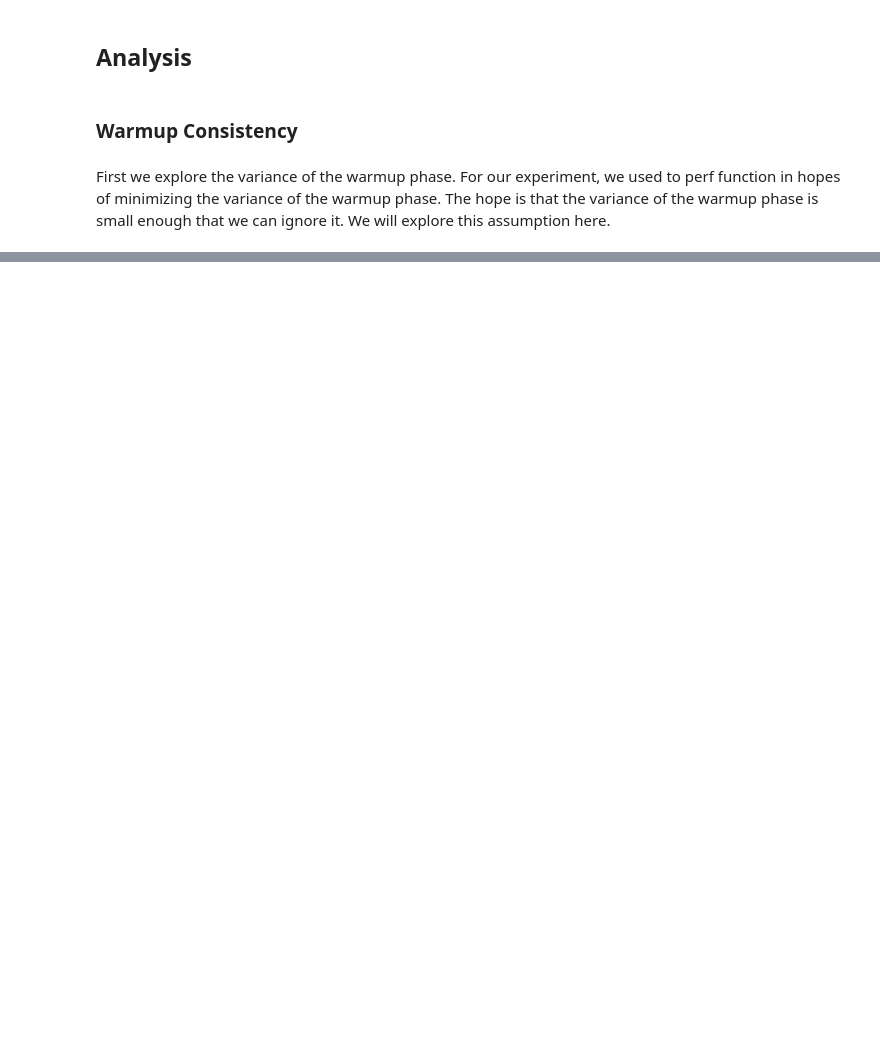
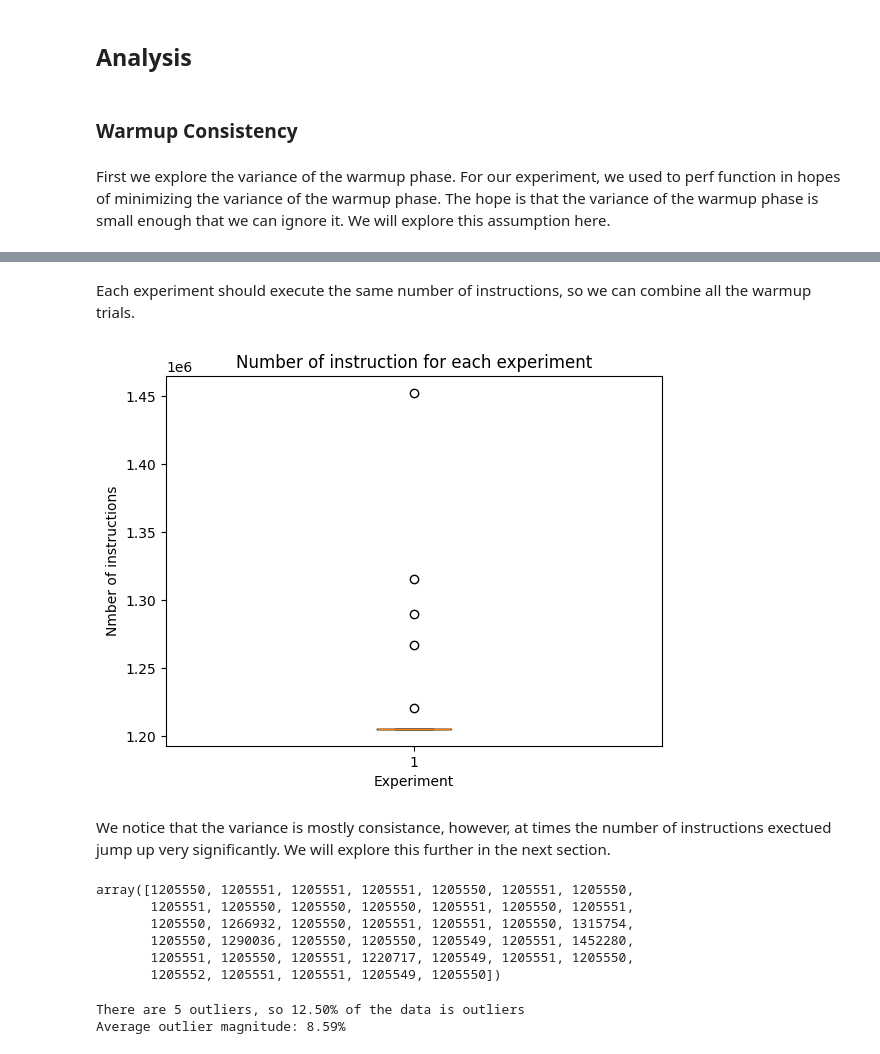
Before and after one commit to damienbose/magpie, a Jupyter notebook: experiments/process_results/process.ipynb, the cells around one changed output, grey strips where cells are left out. Drawn from its saved outputs; the diff is of its cells as text; code cells hidden in the pictures; blank space fills up the shorter version.

```diff
--- a/experiments/process_results/process.ipynb
+++ b/experiments/process_results/process.ipynb
@@ -72,0 +116,41 @@ df['coeff_of_variation_warmup_fitness'] * 100
+# %% [markdown]
+Each experiment should execute the same number of instructions, so we can combine all the warmup trials.
+# %%
+combined_np_array = np.concatenate([df['warmup_values'].iloc[i] for i in range(len(df))])
+plt.boxplot(combined_np_array)
+plt.title('Number of instruction for each experiment')
+plt.ylabel('Nmber of instructions')
+plt.xlabel('Experiment')
+plt.show()
+# %% [output]
+[figure, added]
+# %% [markdown]
+We notice that the variance is mostly consistance, however, at times the number of instructions exectued jump up very significantly. We will explore this further in the next section.
+# %%
+combined_np_array
+# %% [output]
+array([1205550, 1205551, 1205551, 1205551, 1205550, 1205551, 1205550,
+       1205551, 1205550, 1205550, 1205550, 1205551, 1205550, 1205551,
+       1205550, 1266932, 1205550, 1205551, 1205551, 1205550, 1315754,
+       1205550, 1290036, 1205550, 1205550, 1205549, 1205551, 1452280,
+       1205551, 1205550, 1205551, 1220717, 1205549, 1205551, 1205550,
+       1205552, 1205551, 1205551, 1205549, 1205550])
+# %%
+def get_outliers():
+    # Get outliers
+    Q1 = np.quantile(combined_np_array, 0.25)
+    Q3 = np.quantile(combined_np_array, 0.75)
+    IQR = Q3 - Q1
+    outliers = combined_np_array[(combined_np_array < Q1 - 1.5 * IQR) | (combined_np_array > Q3 + 1.5 * IQR)]
+    return outliers
+
+outliers = get_outliers()
+
+print(f"There are {len(outliers)} outliers, so {len(outliers) * 100 / len(combined_np_array):.2f}% of the data is outliers")
+
+# Percentage difference from median
+average_outlier_magnitude = ((outliers / np.median(combined_np_array)) - 1) * 100
+print(f"Average outlier magnitude: {np.mean(average_outlier_magnitude):.2f}%")
+# %% [output]
+There are 5 outliers, so 12.50% of the data is outliers
+Average outlier magnitude: 8.59%
```
Also changed, not shown: parts of 6 cells of this notebook.
